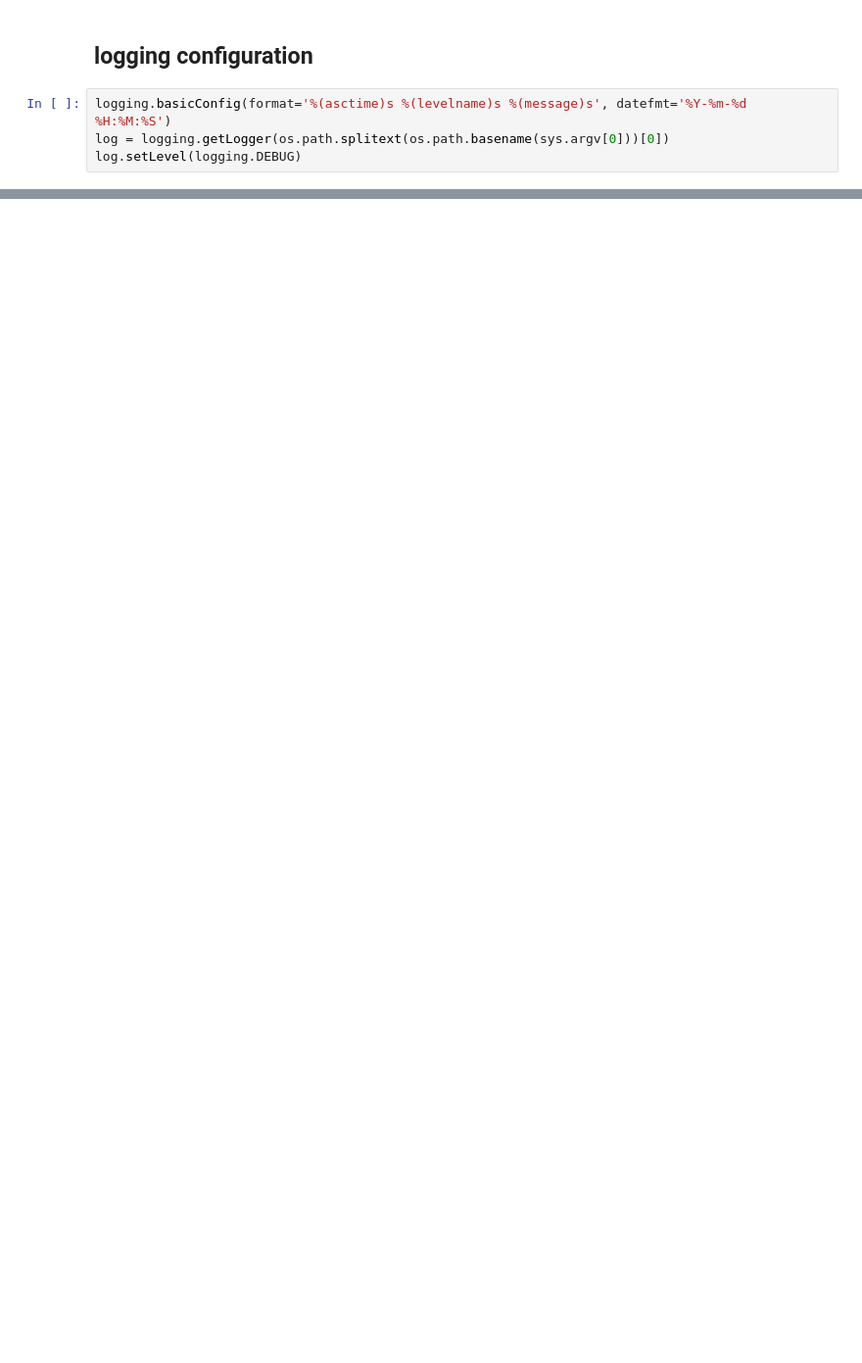
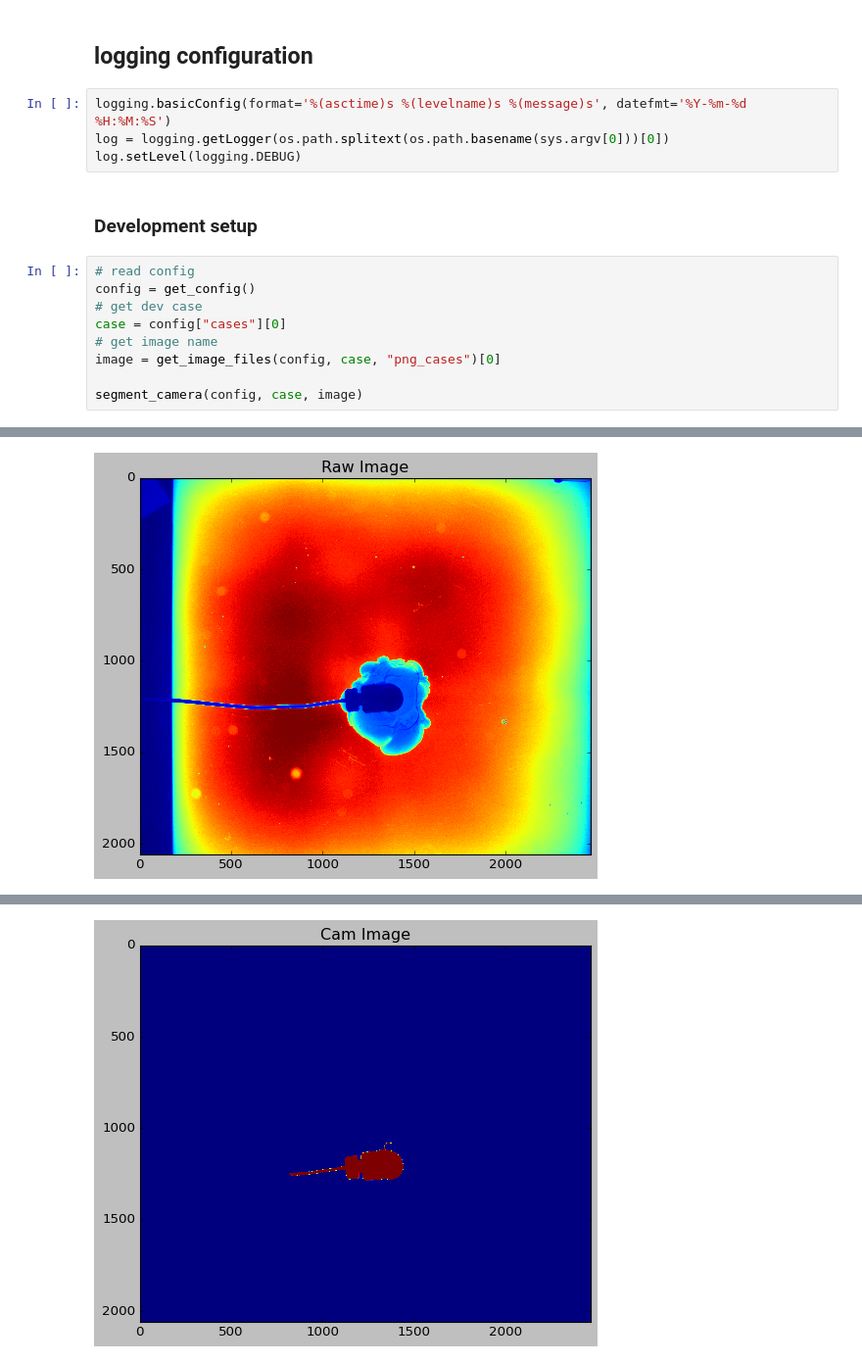
Before and after one commit to fischer-sw/instability-processing, a Jupyter notebook: analyis.ipynb, the cells around one changed output, grey strips where cells are left out. Shown at 98% size. Saved outputs shown, nothing was run; the diff lists cells and outputs as text; blank space fills up the shorter version.

```diff
--- a/analyis.ipynb
+++ b/analyis.ipynb
@@ -35,3 +38,15 @@ plt.style.use('classic')
 logging.basicConfig(format='%(asctime)s %(levelname)s %(message)s', datefmt='%Y-%m-%d %H:%M:%S')
 log = logging.getLogger(os.path.splitext(os.path.basename(sys.argv[0]))[0])
 log.setLevel(logging.DEBUG)
+# %% [markdown]
+### Development setup
+# %%
+# read config
+config = get_config()
+# get dev case
+case = config["cases"][0]
+# get image name
+image = get_image_files(config, case, "png_cases")[0]
+
+segment_camera(config, case, image)
+# %% [output]
@@ -37,0 +54 @@ log.setLevel(logging.DEBUG)
+[figure, added]
@@ -37,0 +57 @@ log.setLevel(logging.DEBUG)
+[figure, added]
```
Also changed, not shown: parts of 2 cells of this notebook, 2 other files.
